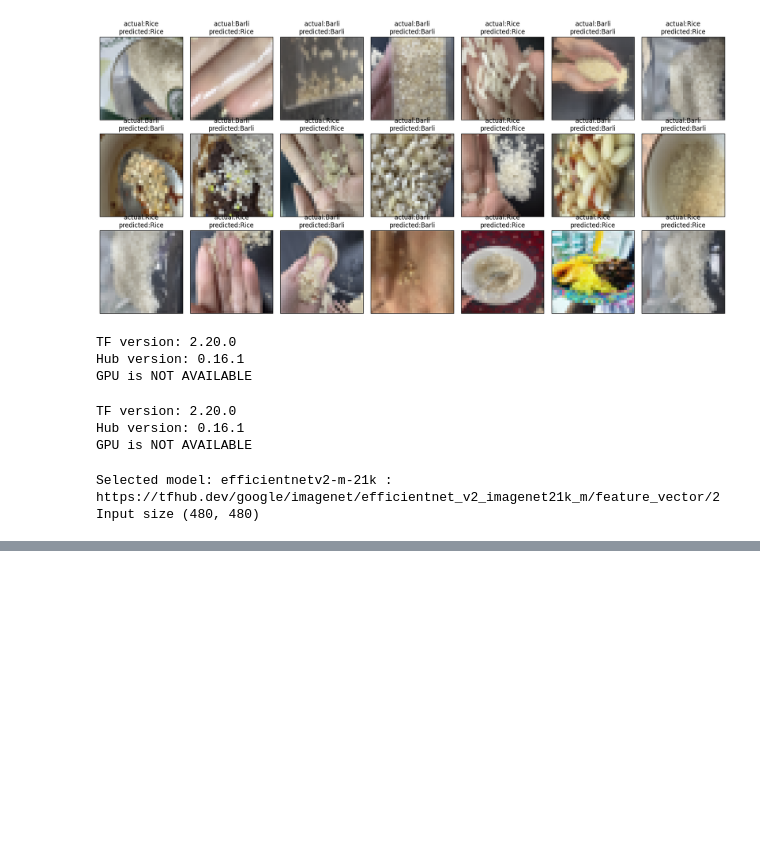
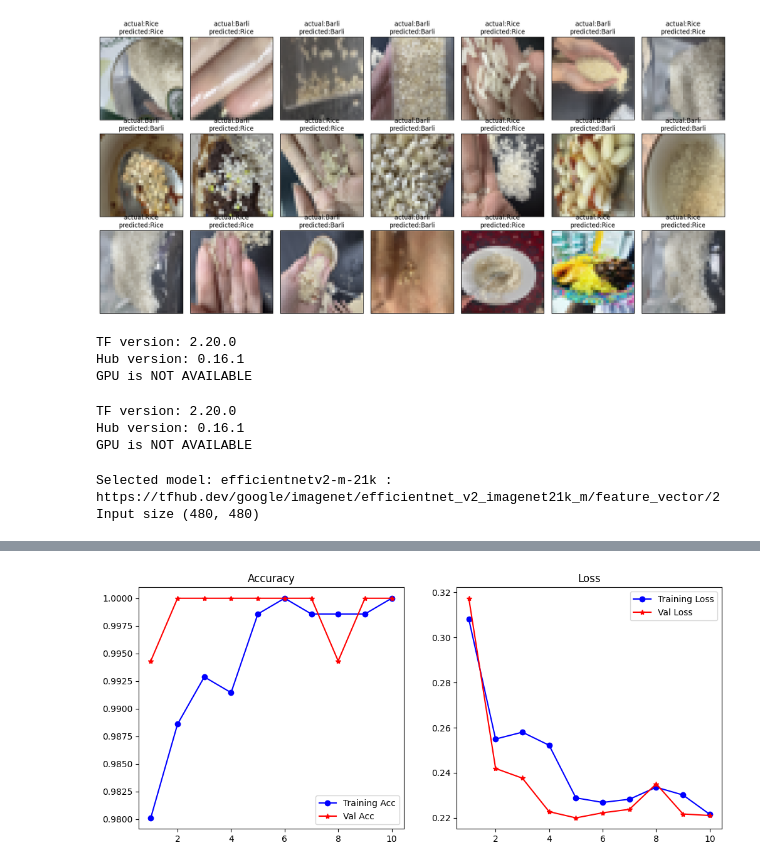
Before and after one commit to QueenWafa/grain-classification-cnn, a Jupyter notebook: Grain.ipynb, the cells around one changed output, grey strips where cells are left out. Cells and saved outputs as stored; diff of their text form; code cells hidden in the pictures; blank space fills up the shorter version.

```diff
--- a/Grain.ipynb
+++ b/Grain.ipynb
@@ -795,0 +811,14 @@ plt.show()
+# %%
+model.compile(
+    optimizer=tf_keras.optimizers.SGD(learning_rate=0.005, momentum=0.9),
+    loss=tf_keras.losses.CategoricalCrossentropy(from_logits=True, label_smoothing=0.1),
+    metrics=['accuracy']
+)
+
+hist = model.fit(
+    train_ds,
+    epochs=10,
+    steps_per_epoch=train_size // BATCH_SIZE,
+    validation_data=val_ds,
+    validation_steps=valid_size // BATCH_SIZE
+)
@@ -796,2 +846,28 @@ plt.show()
+# %%
+import matplotlib.pyplot as plt
+
+acc = hist.history['accuracy']
+val_acc = hist.history['val_accuracy']
+loss = hist.history['loss']
+val_loss = hist.history['val_loss']
+epochs = range(1, len(acc) + 1)
+
+plt.figure(figsize=(12, 5))
+
+plt.subplot(1, 2, 1)
+plt.plot(epochs, acc, 'bo-', label='Training Acc')
+plt.plot(epochs, val_acc, 'r*-', label='Val Acc')
+plt.title('Accuracy')
+plt.legend()
+
+plt.subplot(1, 2, 2)
+plt.plot(epochs, loss, 'bo-', label='Training Loss')
+plt.plot(epochs, val_loss, 'r*-', label='Val Loss')
+plt.title('Loss')
+plt.legend()
+
+plt.show()
+# %% [output]
+[figure, added]
 # %%
 import matplotlib.pyplot as plt
```
Also changed, not shown: parts of 15 cells of this notebook.
